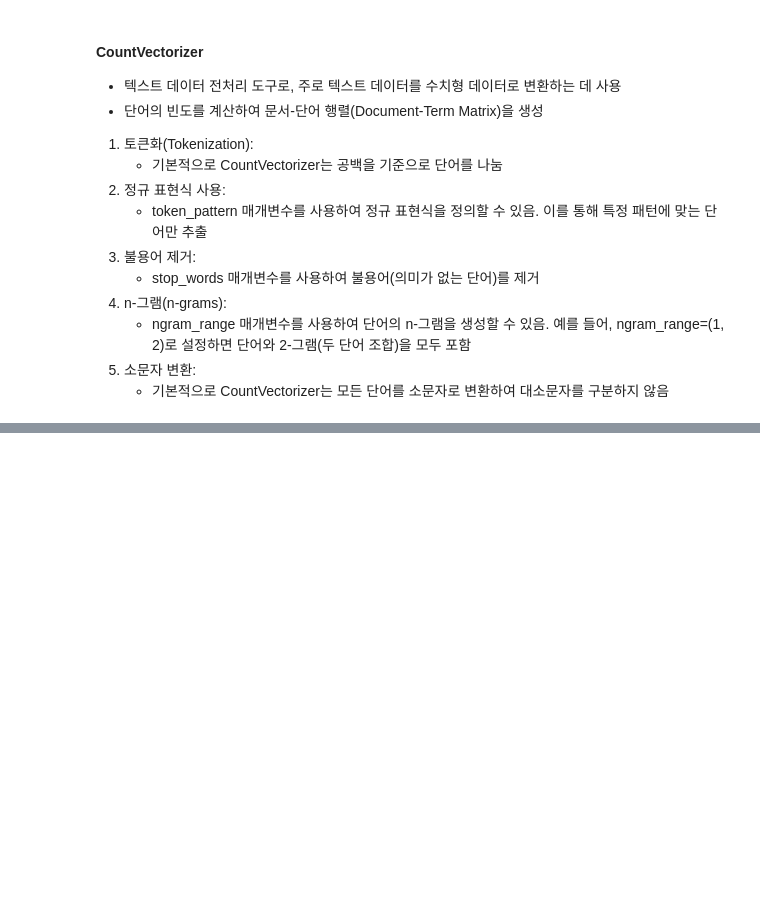
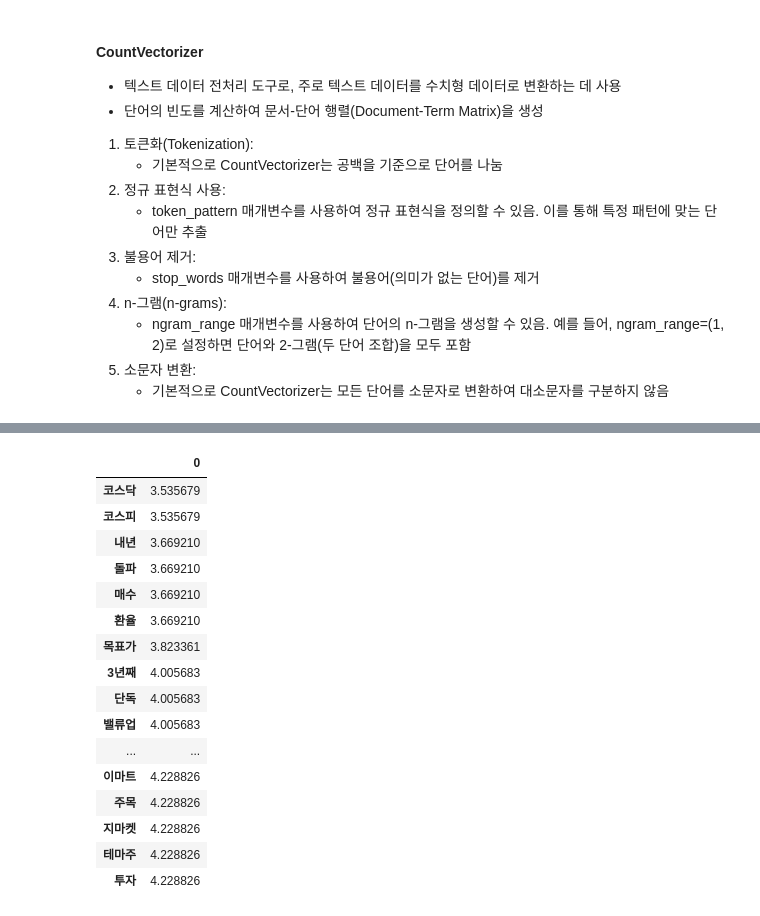
Before and after one commit to sang105kr/kdt_pythonstudy2, a Jupyter notebook: stock/증권뉴스_자연어처리2_RSS.ipynb, the cells around one changed output, grey strips where cells are left out. Drawn from its saved outputs; the diff is of its cells as text; code cells hidden in the pictures; blank space fills up the shorter version.

```diff
--- a/stock/증권뉴스_자연어처리2_RSS.ipynb
+++ b/stock/증권뉴스_자연어처리2_RSS.ipynb
@@ -128,0 +295,21 @@ Length: 613, dtype: int64
+# %%
+# idf_dict 값 시각화
+pd.Series(idf_dict).nsmallest(30).to_frame().style.background_gradient()
+# %% [output]
+|  | 0 |
+| 코스닥 | 3.535679 |
+| 코스피 | 3.535679 |
+| 내년 | 3.669210 |
+| 돌파 | 3.669210 |
+| 매수 | 3.669210 |
+| 환율 | 3.669210 |
+| 목표가 | 3.823361 |
+| 3년째 | 4.005683 |
+| 단독 | 4.005683 |
+| 밸류업 | 4.005683 |
+| ... | ... |
+| 이마트 | 4.228826 |
+| 주목 | 4.228826 |
+| 지마켓 | 4.228826 |
+| 테마주 | 4.228826 |
+| 투자 | 4.228826 |
```
Also changed, not shown: parts of 27 cells of this notebook, 3 other files.
